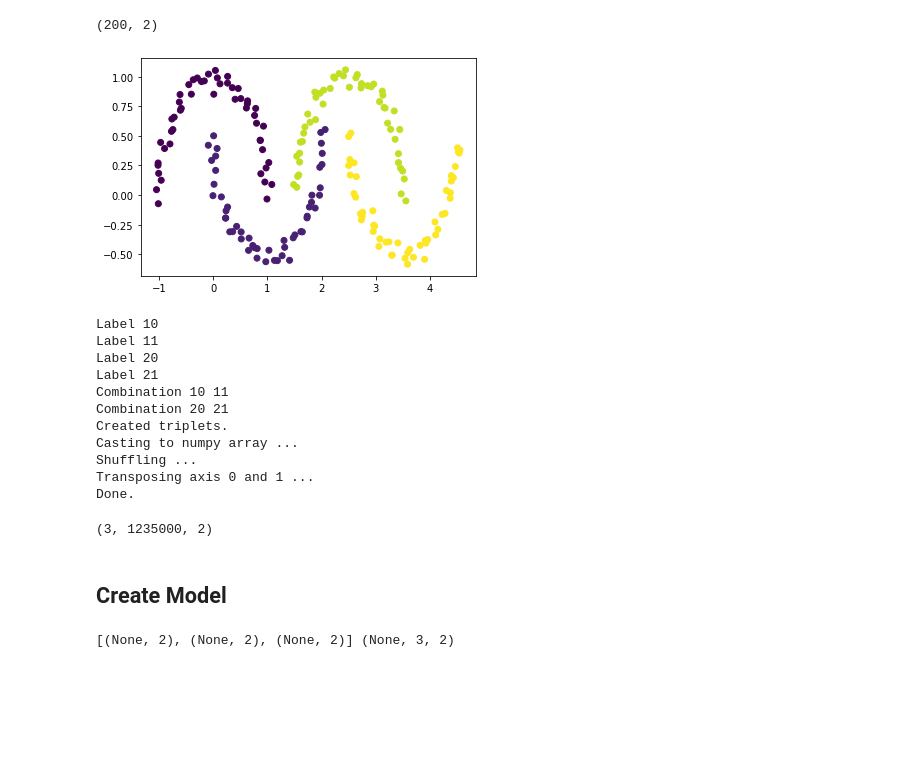
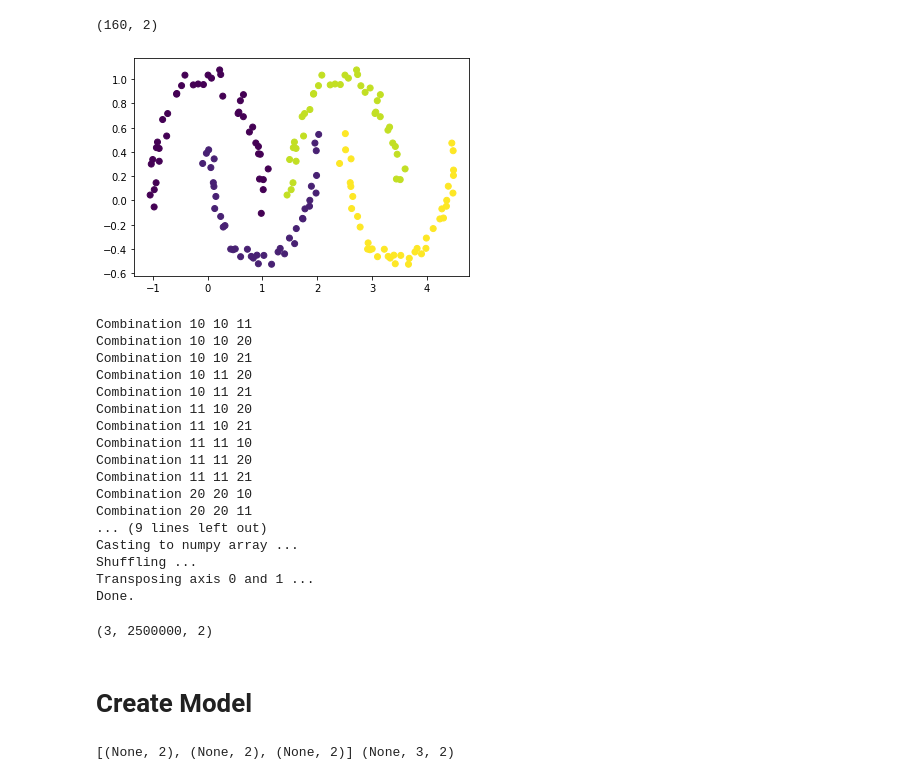
Before and after one commit to verrannt/invrep, a Jupyter notebook: src/notebooks/Investigation.ipynb, the cells around one changed output. Saved outputs shown, nothing was run; the diff lists cells and outputs as text; code cells hidden in the pictures; blank space fills up the shorter version.

```diff
--- a/src/notebooks/Investigation.ipynb
+++ b/src/notebooks/Investigation.ipynb
@@ -30,33 +30,39 @@ VIS_PATH = PROJECT_HOME+'vis/'
 # %%
 from sklearn.datasets import make_moons, make_blobs, make_circles, make_classification, make_gaussian_quantiles
 
 # Create data set
-X, y = get_toy_dataset('hierarchies', n_samples=200, std=0.05, n_classes=2)
-#X, X_t, y, y_t = train_test_split(X, y, test_size=0.2, random_state=133)
+X, y = get_toy_dataset('hierarchies', n_samples=200, std=0.05, n_classes=2, seed=132)
+X, X_t, y, y_t = train_test_split(X, y, test_size=0.2, random_state=133)
 plt.scatter(X[:,0], X[:,1], c=y)
 X.shape
 # %% [output]
-(200, 2)
+(160, 2)
-[figure, old version]
+[figure, new version]
 # %%
-data = create_triplets_from_hierarchical_classes(X, y)
+data = create_triplets_from_hierarchical_classes(X, y, b=50)
 #data = create_class_triplets(X, y)[:,:200000,:]
 data.shape
 # %% [output]
-Label 10
-Label 11
-Label 20
-Label 21
-Combination 10 11
-Combination 20 21
-Created triplets.
+Combination 10 10 11
+Combination 10 10 20
+Combination 10 10 21
+Combination 10 11 20
+Combination 10 11 21
+Combination 11 10 20
+Combination 11 10 21
+Combination 11 11 10
+Combination 11 11 20
+Combination 11 11 21
+Combination 20 20 10
+Combination 20 20 11
+... (9 lines left out)
 Casting to numpy array ...
 Shuffling ...
 Transposing axis 0 and 1 ...
 Done.
-(3, 1235000, 2)
+(3, 2500000, 2)
 # %% [markdown]
-## Create Model
+# Create Model
 # %%
 n_in_nodes = X.shape[1]
 n_out_nodes = 2
```
Also changed, not shown: parts of 11 cells of this notebook.
